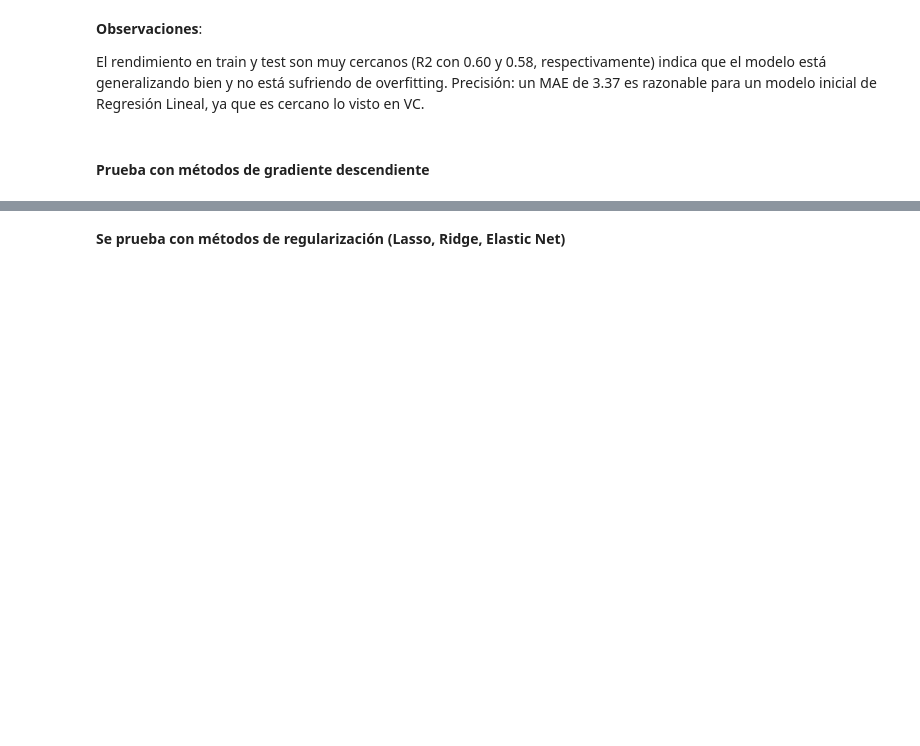
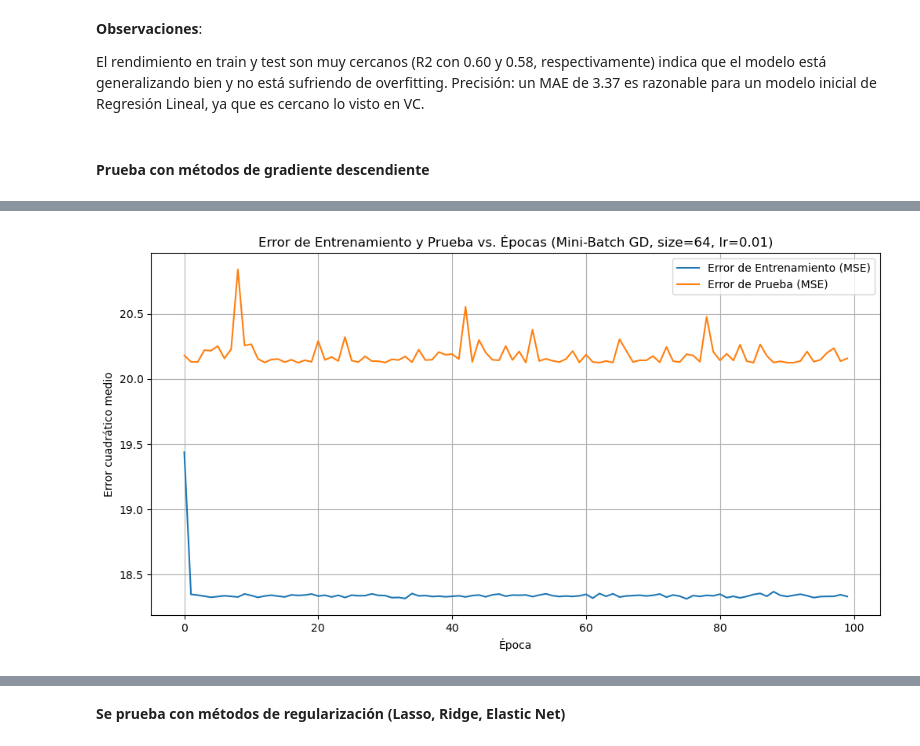
Before and after one commit to CaroRuiz92/AA1-TUIA-2025C2-Ruiz-Quispe, a Jupyter notebook: TP-Regresion-AA1-2025C1.ipynb, the cells around one changed output, grey strips where cells are left out. Saved outputs shown, nothing was run; the diff lists cells and outputs as text; code cells hidden in the pictures; blank space fills up the shorter version.

```diff
--- a/TP-Regresion-AA1-2025C1.ipynb
+++ b/TP-Regresion-AA1-2025C1.ipynb
@@ -710,0 +875,4 @@ plt.show()
+# %%
+mini_batch_gradient_descent(X_train, y_train, X_test, y_test)
+# %% [output]
+[figure, added]
```
Also changed, not shown: parts of 12 cells of this notebook.
